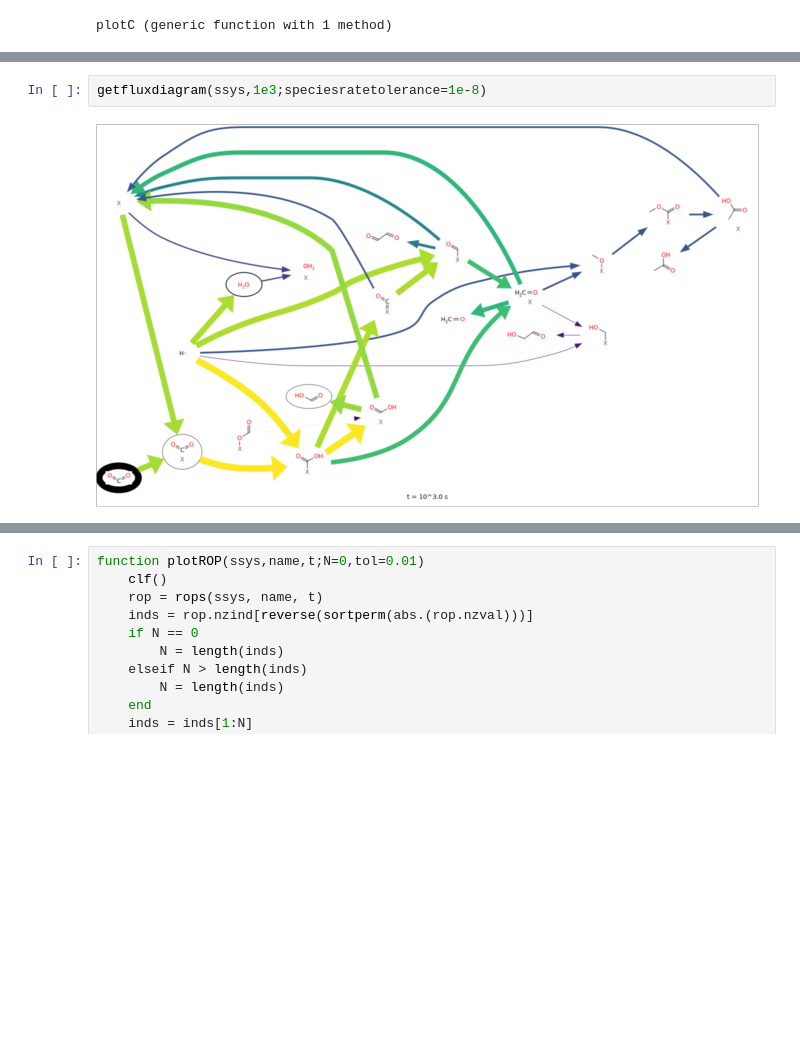
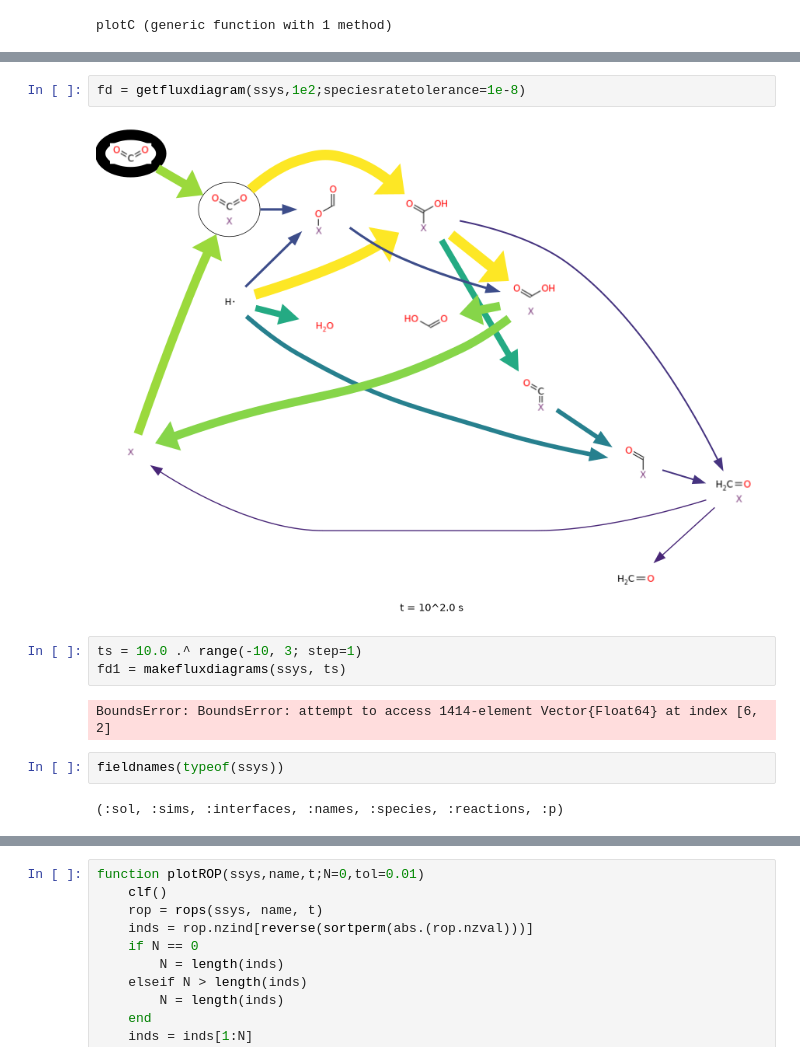
Before and after one commit to Torrie01/CO2_RR_RMG, a Jupyter notebook: CO2_Reduction_Ag/CO2RR_RMS_Diffusion_Interface_1.ipynb, the cells around one changed output, grey strips where cells are left out. Drawn from its saved outputs; the diff is of its cells as text; blank space fills up the shorter version.

```diff
--- a/CO2_Reduction_Ag/CO2RR_RMS_Diffusion_Interface_1.ipynb
+++ b/CO2_Reduction_Ag/CO2RR_RMS_Diffusion_Interface_1.ipynb
@@ -406,4 +406,13 @@ gcf()
 # %%
-getfluxdiagram(ssys,1e3;speciesratetolerance=1e-8)
+fd = getfluxdiagram(ssys,1e2;speciesratetolerance=1e-8)
 # %% [output]
-[figure, old version]
+[figure, new version]
+# %%
+ts = 10.0 .^ range(-10, 3; step=1)
+fd1 = makefluxdiagrams(ssys, ts)
+# %% [output]
+BoundsError: BoundsError: attempt to access 1414-element Vector{Float64} at index [6, 2]
+# %%
+fieldnames(typeof(ssys))
+# %% [output]
+(:sol, :sims, :interfaces, :names, :species, :reactions, :p)
```
Also changed, not shown: parts of 25 cells of this notebook, 1 other file.
